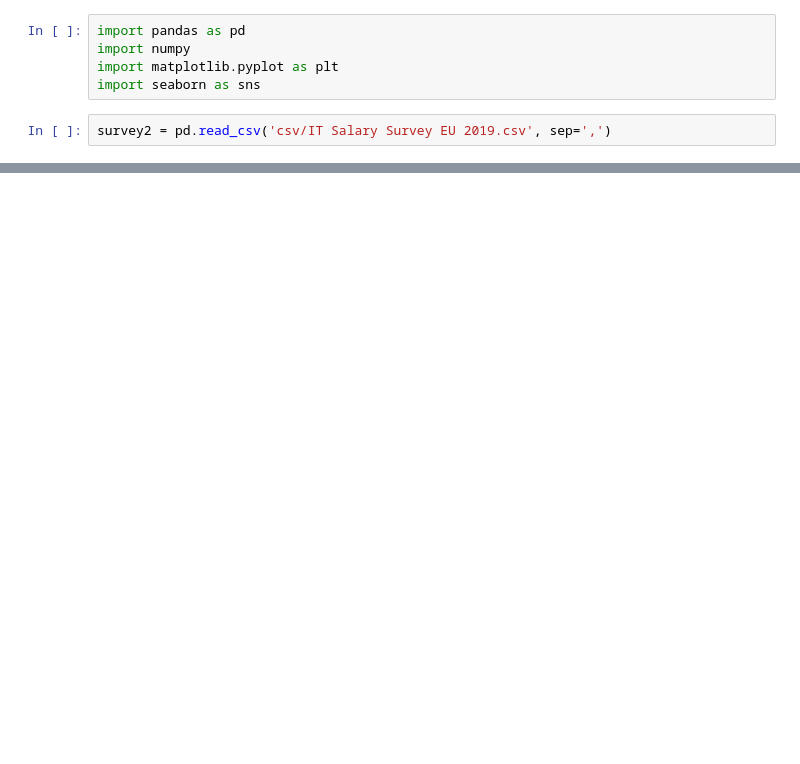
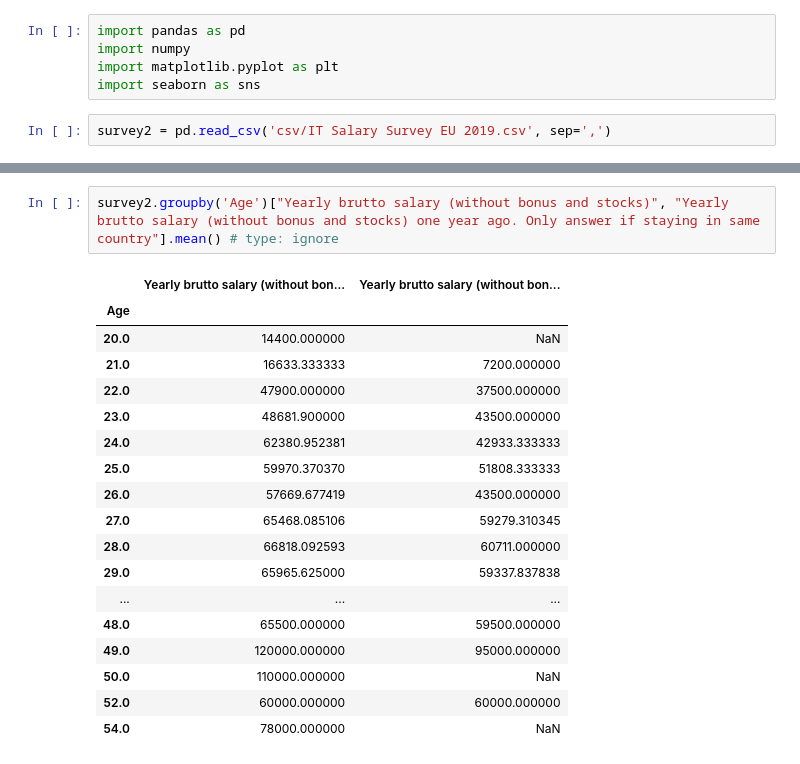
Before and after one commit to whoisorioki/data-career_bootcamp, a Jupyter notebook: Week 1/Salary Survey/analysis2.ipynb, the cells around one changed output, grey strips where cells are left out. Cells and saved outputs as stored; diff of their text form; blank space fills up the shorter version.

```diff
--- a/Week 1/Salary Survey/analysis2.ipynb
+++ b/Week 1/Salary Survey/analysis2.ipynb
@@ -17,0 +74,21 @@ survey2.corr()
+# %%
+survey2.groupby('Age')["Yearly brutto salary (without bonus and stocks)", "Yearly brutto salary (without bonus and stocks) one year ago. Only answer if staying in same country"].mean() # type: ignore
+# %% [output]
+|  | Yearly brutto salary (without bon... | Yearly brutto salary (without bon... |
+| Age |  |  |
+| 20.0 | 14400.000000 | NaN |
+| 21.0 | 16633.333333 | 7200.000000 |
+| 22.0 | 47900.000000 | 37500.000000 |
+| 23.0 | 48681.900000 | 43500.000000 |
+| 24.0 | 62380.952381 | 42933.333333 |
+| 25.0 | 59970.370370 | 51808.333333 |
+| 26.0 | 57669.677419 | 43500.000000 |
+| 27.0 | 65468.085106 | 59279.310345 |
+| 28.0 | 66818.092593 | 60711.000000 |
+| 29.0 | 65965.625000 | 59337.837838 |
+| ... | ... | ... |
+| 48.0 | 65500.000000 | 59500.000000 |
+| 49.0 | 120000.000000 | 95000.000000 |
+| 50.0 | 110000.000000 | NaN |
+| 52.0 | 60000.000000 | 60000.000000 |
+| 54.0 | 78000.000000 | NaN |
```
Also changed, not shown: parts of 13 cells of this notebook.
